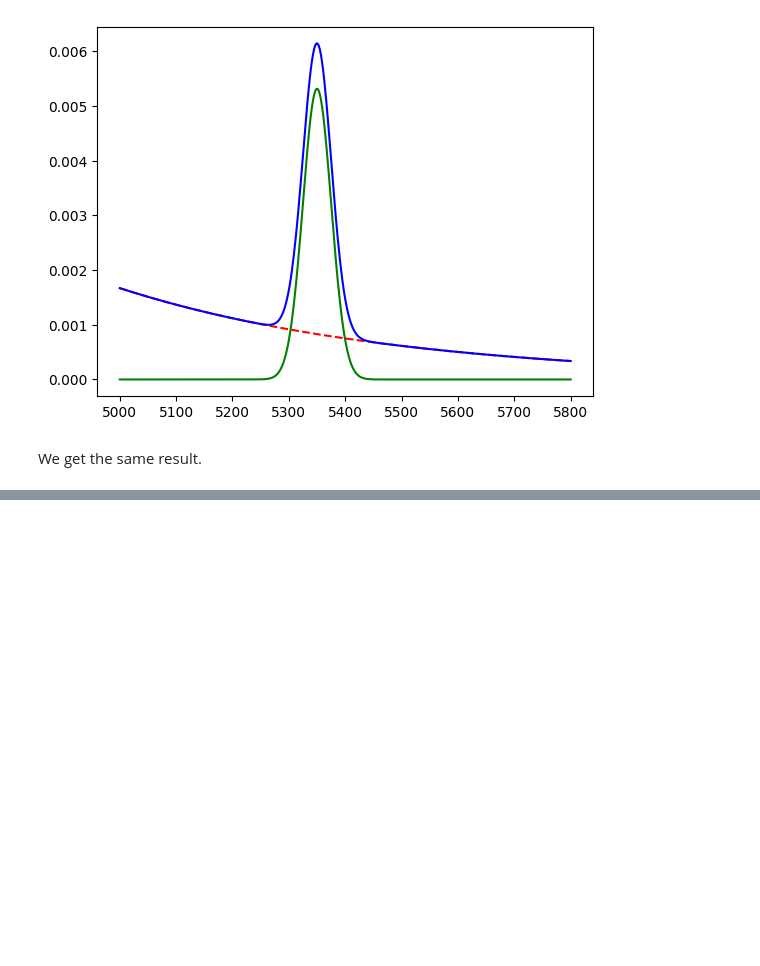
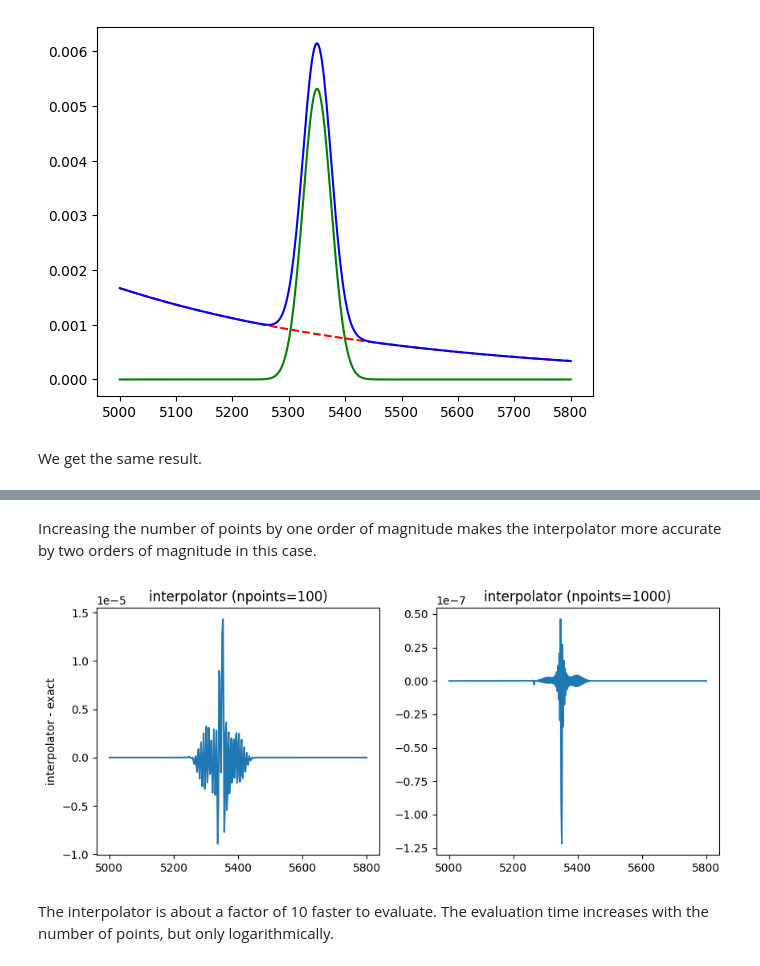
Before and after one commit to sweights/sweights, a Jupyter notebook: doc/notebooks/roopdf_conversion.ipynb, the cells around one changed output, grey strips where cells are left out. Saved outputs shown, nothing was run; the diff lists cells and outputs as text; code cells hidden in the pictures; blank space fills up the shorter version.

Commit message:
new factorization test

```diff
--- a/doc/notebooks/roopdf_conversion.ipynb
+++ b/doc/notebooks/roopdf_conversion.ipynb
@@ -87,0 +99,13 @@ We get the same result.
+# %% [markdown]
+Increasing the number of points by one order of magnitude makes the interpolator more accurate by two orders of magnitude in this case.
+# %%
+fig, ax = plt.subplots(1, 2, figsize=(10, 4))
+ax[0].set_title("interpolator (npoints=100)")
+ax[0].plot(x, pdf_py(x) - pdf_py_spline_100(x))
+ax[0].set_ylabel("interpolator - exact")
+ax[1].set_title("interpolator (npoints=1000)")
+ax[1].plot(x, pdf_py(x) - pdf_py_spline_1000(x));
+# %% [output]
+[figure, added]
+# %% [markdown]
+The interpolator is about a factor of 10 faster to evaluate. The evaluation time increases with the number of points, but only logarithmically.
```
Also changed, not shown: parts of 5 cells of this notebook, 7 other files.
